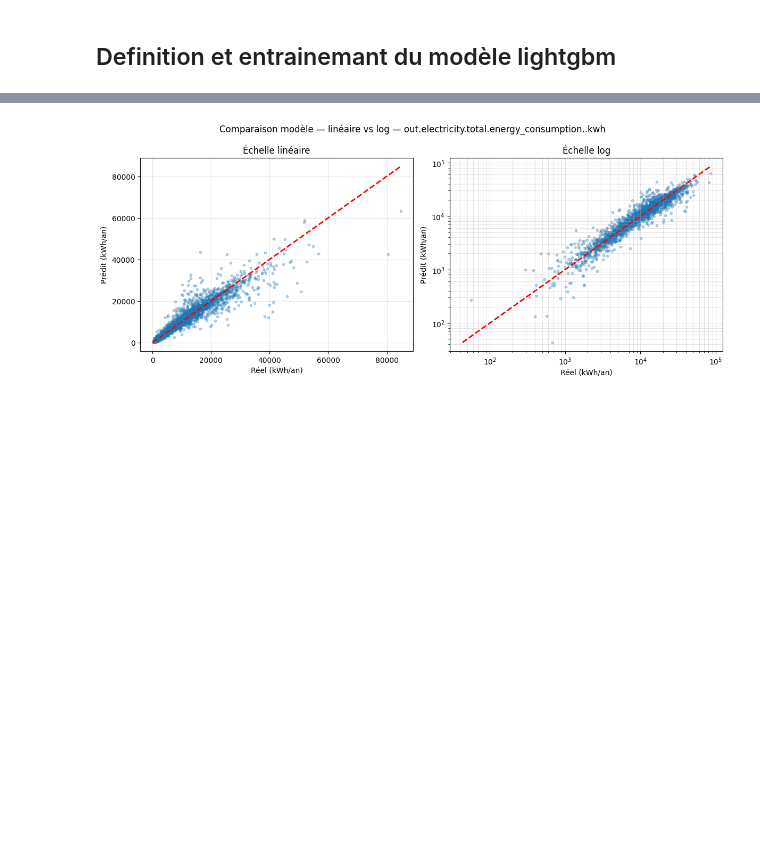
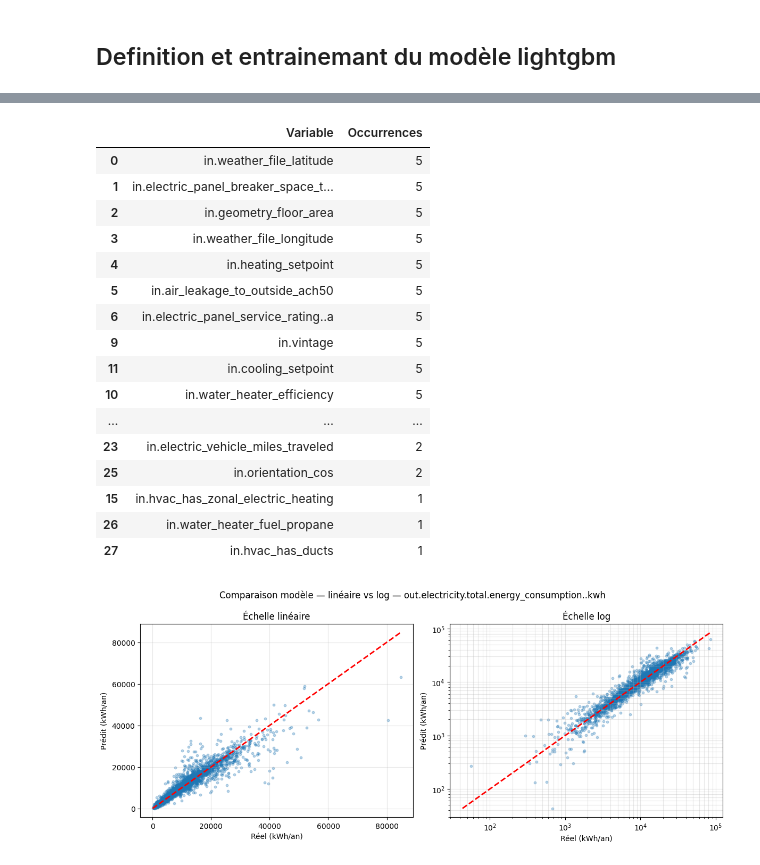
Before and after one commit to BOUBAKERAMDY/FlexiMax, a Jupyter notebook: notebooks/05_deeplearning/lightgbm_stratified.ipynb, the cells around one changed output, grey strips where cells are left out. Drawn from its saved outputs; the diff is of its cells as text; code cells hidden in the pictures; blank space fills up the shorter version.

```diff
--- a/notebooks/05_deeplearning/lightgbm_stratified.ipynb
+++ b/notebooks/05_deeplearning/lightgbm_stratified.ipynb
@@ -241,0 +398,17 @@ for target in Y.columns:
+# %%
+overfit = {}
+
+for target in Y.columns:
+
+    model = final_models[target]
+
+    y_tr = model.predict(X_train_final[top_features_dict[target]])
+    y_te = final_predictions[target]
+
+    overfit[target] = {
+        "Train_R2": r2_score(Y_train_final[target], y_tr),
+        "Test_R2": r2_score(Y_test[target], y_te),
+        "Gap": r2_score(Y_train_final[target], y_tr) - r2_score(Y_test[target], y_te)
+    }
+
+pd.DataFrame(overfit).T
@@ -242,3 +422,40 @@ for target in Y.columns:
+# %%
+from collections import Counter
+
+counter = Counter()
+
+for target in Y.columns:
+    importance = pd.Series(
+        models[target].feature_importances_,
+        index=X_train_final.columns
+    )
+
+    counter.update(importance.nlargest(20).index)
+
+importance_global = (
+    pd.DataFrame(counter.items(), columns=["Variable", "Occurrences"])
+    .sort_values("Occurrences", ascending=False)
+)
+
+importance_global
+# %% [output]
+|  | Variable | Occurrences |
+| 0 | in.weather_file_latitude | 5 |
+| 1 | in.electric_panel_breaker_space_t... | 5 |
+| 2 | in.geometry_floor_area | 5 |
+| 3 | in.weather_file_longitude | 5 |
+| 4 | in.heating_setpoint | 5 |
+| 5 | in.air_leakage_to_outside_ach50 | 5 |
+| 6 | in.electric_panel_service_rating..a | 5 |
+| 9 | in.vintage | 5 |
+| 11 | in.cooling_setpoint | 5 |
+| 10 | in.water_heater_efficiency | 5 |
+| ... | ... | ... |
+| 23 | in.electric_vehicle_miles_traveled | 2 |
+| 25 | in.orientation_cos | 2 |
+| 15 | in.hvac_has_zonal_electric_heating | 1 |
+| 26 | in.water_heater_fuel_propane | 1 |
+| 27 | in.hvac_has_ducts | 1 |
 # %%
 rng = np.random.default_rng(42)
 n_points = 3000
```
Also changed, not shown: parts of 12 cells of this notebook.
